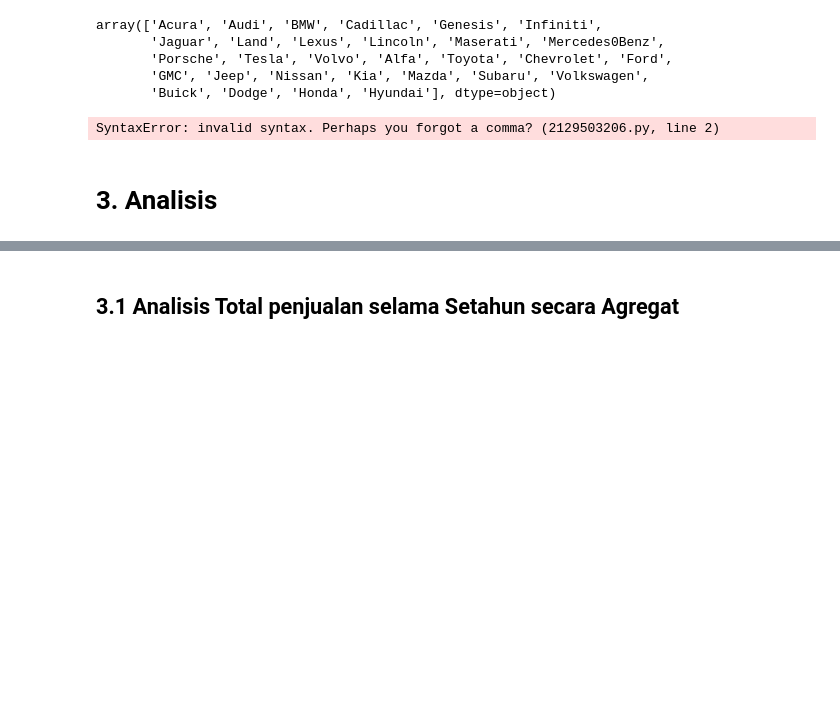
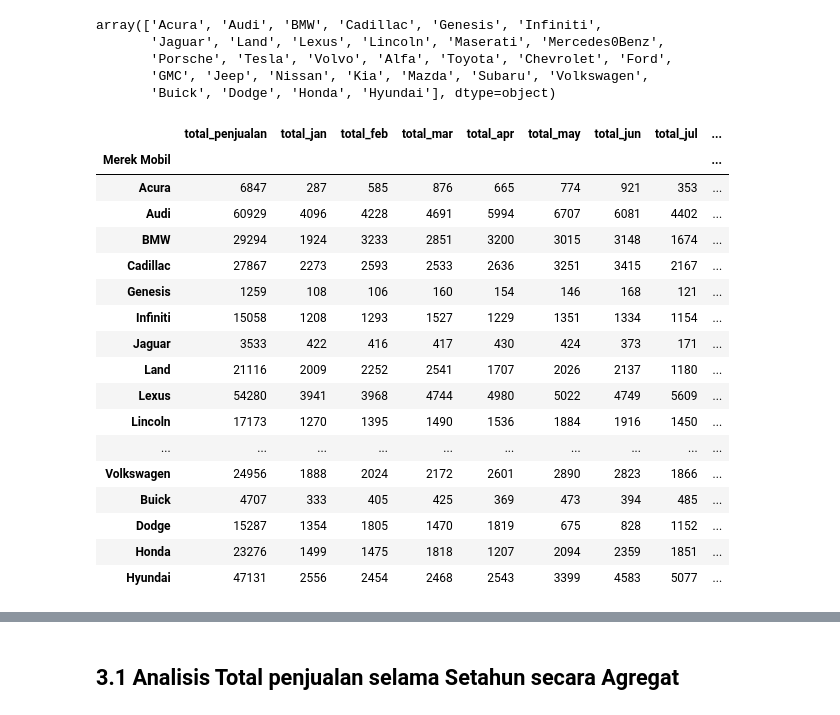
Before and after one commit to dimasfuu/DeltaIndie_dataCourse, a Jupyter notebook: Post Test 4 Februari 2025/Post Test 4 Februari.ipynb, the cells around one changed output, grey strips where cells are left out. Cells and saved outputs as stored; diff of their text form; code cells hidden in the pictures; blank space fills up the shorter version.

```diff
--- a/Post Test 4 Februari 2025/Post Test 4 Februari.ipynb
+++ b/Post Test 4 Februari 2025/Post Test 4 Februari.ipynb
@@ -139,12 +141,39 @@ array(['Acura', 'Audi', 'BMW', 'Cadillac', 'Genesis', 'Infiniti',
        'Buick', 'Dodge', 'Honda', 'Hyundai'], dtype=object)
 # %%
 data2 = data1.groupby("Merek Mobil").agg(
-    total penjualan = ("Sumofsales","sum"),
-    total jan = ("Jan","sum"),
-    total feb = ("Feb","sum"),
-    total jan = ("Jan","sum"),
+    total_penjualan = ("Sumofsales","sum"),
+    total_jan = ("Jan","sum"),
+    total_feb = ("Feb","sum"),
+    total_mar = ("Mar","sum"),
+    total_apr = ("Apr","sum"),
+    total_may = ("May","sum"),
+    total_jun = ("Jun","sum"),
+    total_jul = ("Jul","sum"),
+    total_aug = ("Aug","sum"),
+    total_sep = ("Sep","sum"),
+    total_oct = ("Oct","sum"),
+    total_nov = ("Nov","sum"),
+    total_dec = ("Dec","sum"),
+    merk = ("Merk","max")
     ).reindex(['Acura', 'Audi', 'BMW', 'Cadillac', 'Genesis','Infiniti','Jaguar', 'Land', 'Lexus', 'Lincoln', 'Maserati', 'Mercedes0Benz','Porsche', 'Tesla', 'Volvo', 'Alfa', 'Toyota', 'Chevrolet', 'Ford','GMC', 'Jeep', 'Nissan', 'Kia', 'Mazda', 'Subaru', 'Volkswagen','Buick', 'Dodge', 'Honda', 'Hyundai'])
-# %% [output]
-SyntaxError: invalid syntax. Perhaps you forgot a comma? (2129503206.py, line 2)
-# %% [markdown]
-# 3. Analisis
+# %%
+data2
+# %% [output]
+|  | total_penjualan | total_jan | total_feb | total_mar | total_apr | total_may | total_jun | total_jul | ... |
+| Merek Mobil |  |  |  |  |  |  |  |  | ... |
+| Acura | 6847 | 287 | 585 | 876 | 665 | 774 | 921 | 353 | ... |
+| Audi | 60929 | 4096 | 4228 | 4691 | 5994 | 6707 | 6081 | 4402 | ... |
+| BMW | 29294 | 1924 | 3233 | 2851 | 3200 | 3015 | 3148 | 1674 | ... |
+| Cadillac | 27867 | 2273 | 2593 | 2533 | 2636 | 3251 | 3415 | 2167 | ... |
+| Genesis | 1259 | 108 | 106 | 160 | 154 | 146 | 168 | 121 | ... |
+| Infiniti | 15058 | 1208 | 1293 | 1527 | 1229 | 1351 | 1334 | 1154 | ... |
+| Jaguar | 3533 | 422 | 416 | 417 | 430 | 424 | 373 | 171 | ... |
+| Land | 21116 | 2009 | 2252 | 2541 | 1707 | 2026 | 2137 | 1180 | ... |
+| Lexus | 54280 | 3941 | 3968 | 4744 | 4980 | 5022 | 4749 | 5609 | ... |
+| Lincoln | 17173 | 1270 | 1395 | 1490 | 1536 | 1884 | 1916 | 1450 | ... |
+| ... | ... | ... | ... | ... | ... | ... | ... | ... | ... |
+| Volkswagen | 24956 | 1888 | 2024 | 2172 | 2601 | 2890 | 2823 | 1866 | ... |
+| Buick | 4707 | 333 | 405 | 425 | 369 | 473 | 394 | 485 | ... |
+| Dodge | 15287 | 1354 | 1805 | 1470 | 1819 | 675 | 828 | 1152 | ... |
+| Honda | 23276 | 1499 | 1475 | 1818 | 1207 | 2094 | 2359 | 1851 | ... |
+| Hyundai | 47131 | 2556 | 2454 | 2468 | 2543 | 3399 | 4583 | 5077 | ... |
```
Also changed, not shown: parts of 20 cells of this notebook, 1 other file.
